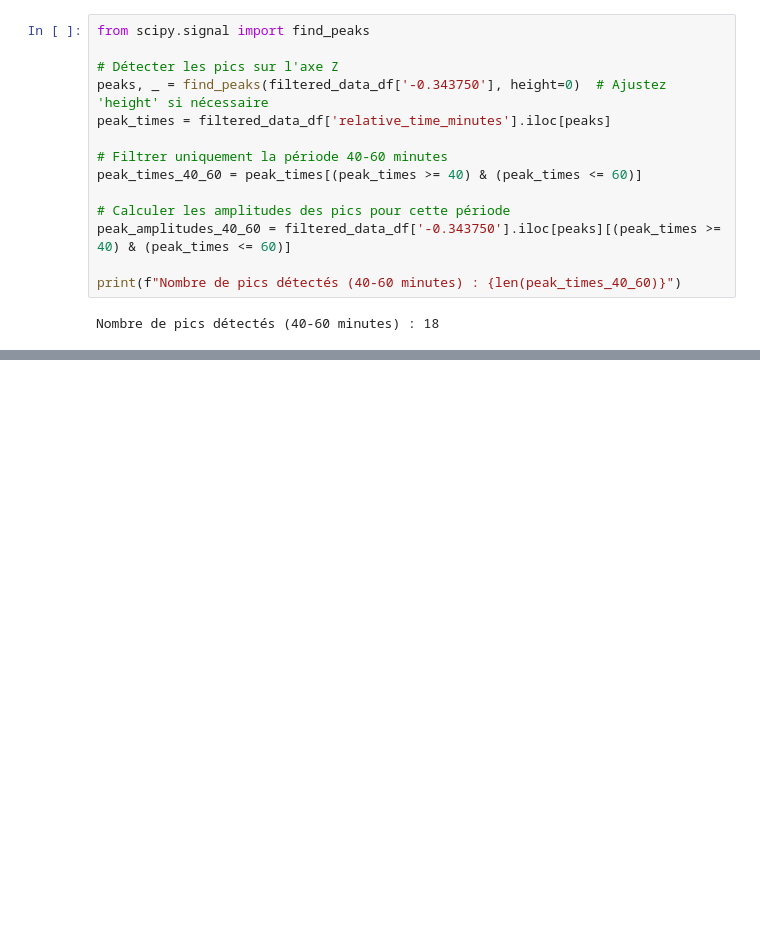
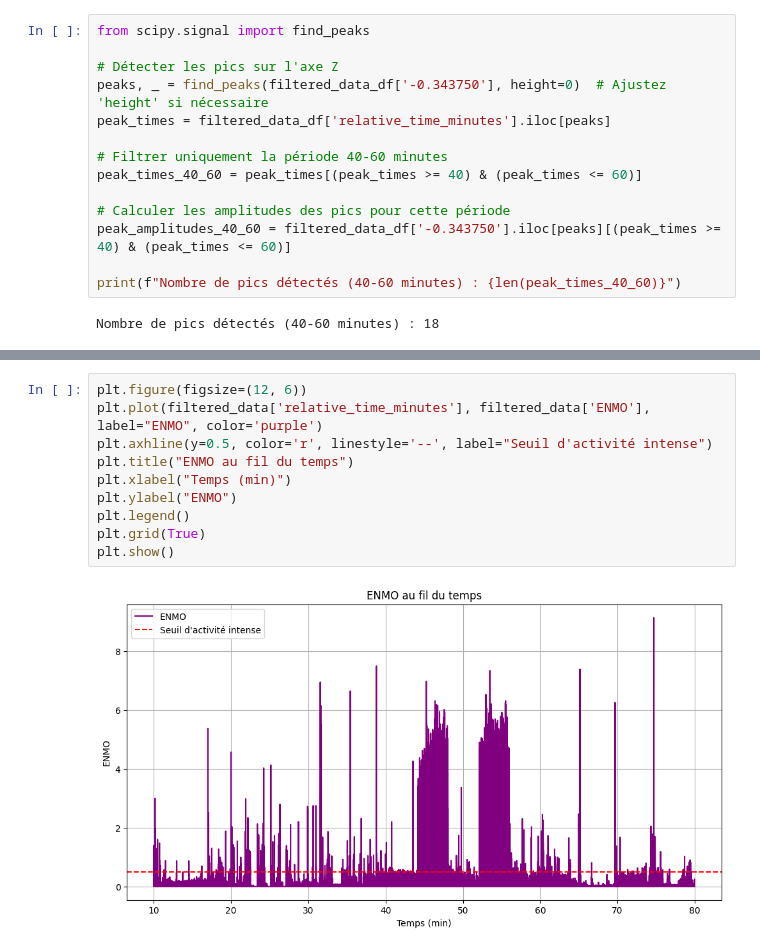
Before and after one commit to leyah-sa/AX3-Project, a Jupyter notebook: notebooks/Smoker-analysis.ipynb, the cells around one changed output, grey strips where cells are left out. Saved outputs shown, nothing was run; the diff lists cells and outputs as text; blank space fills up the shorter version.

```diff
--- a/notebooks/Smoker-analysis.ipynb
+++ b/notebooks/Smoker-analysis.ipynb
@@ -772,0 +885,12 @@ else:
+# %%
+plt.figure(figsize=(12, 6))
+plt.plot(filtered_data['relative_time_minutes'], filtered_data['ENMO'], label="ENMO", color='purple')
+plt.axhline(y=0.5, color='r', linestyle='--', label="Seuil d'activité intense")
+plt.title("ENMO au fil du temps")
+plt.xlabel("Temps (min)")
+plt.ylabel("ENMO")
+plt.legend()
+plt.grid(True)
+plt.show()
+# %% [output]
+[figure, added]
```
Also changed, not shown: parts of 18 cells of this notebook, 1 other file.
